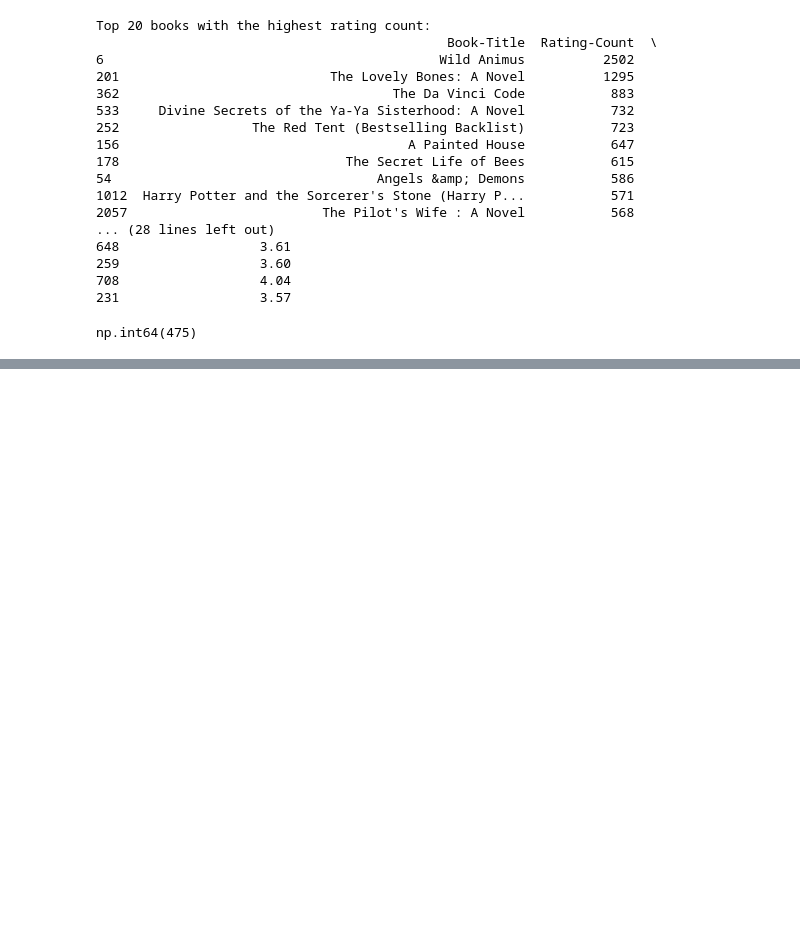
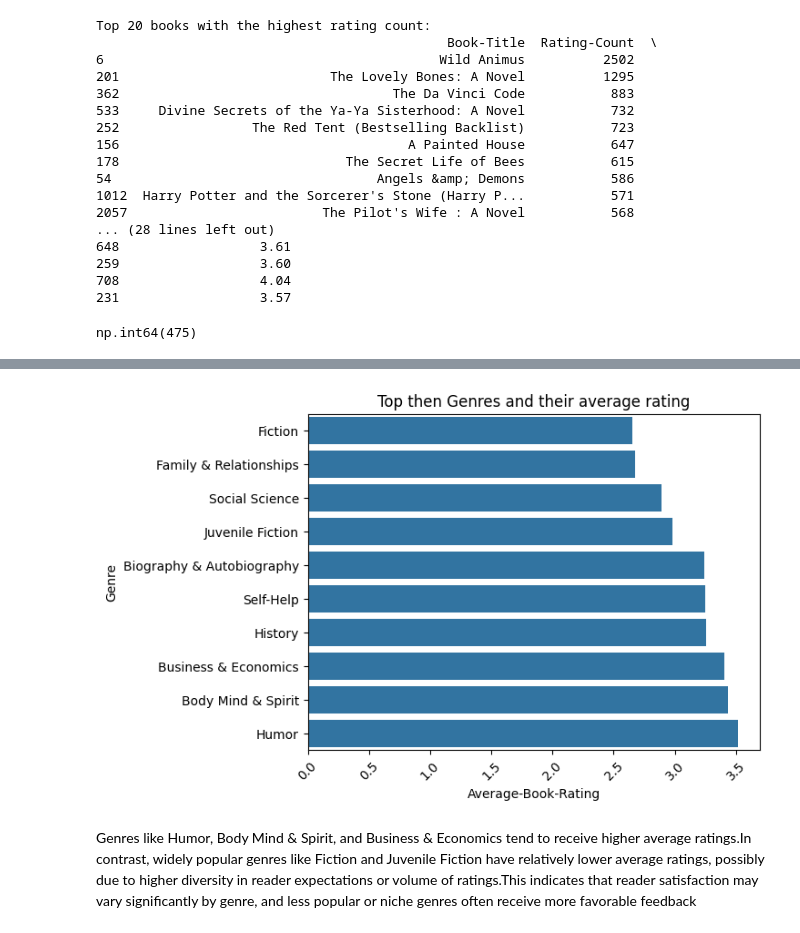
Before and after one commit to salina-nakarmi/Recommendo, a Jupyter notebook: EDA.ipynb, the cells around one changed output, grey strips where cells are left out. Drawn from its saved outputs; the diff is of its cells as text; code cells hidden in the pictures; blank space fills up the shorter version.

```diff
--- a/EDA.ipynb
+++ b/EDA.ipynb
@@ -542,0 +547,7 @@ np.int64(475)
+# %%
+# This will give the top 10 genra
+top_genres = df["Genre"].value_counts().head(10).index
+# This is a new dataframe that contain only the genra that belongs to top 10 genra
+top_genres_df = df[df["Genre"].isin(top_genres)]
+result = top_genres_df.groupby("Genre")["Average-Book-Rating"].mean().sort_values()
+result
@@ -542,0 +568,11 @@ np.int64(475)
+# %%
+result = result.reset_index()
+sns.barplot(data=result, x="Average-Book-Rating", y="Genre")
+plt.xticks(rotation=45)
+plt.title("Top then Genres and their average rating")
+plt.show()
+# %% [output]
+[figure, added]
+# %% [markdown]
+
+Genres like Humor, Body Mind & Spirit, and Business & Economics tend to receive higher average ratings.In contrast, widely popular genres like Fiction and Juvenile Fiction have relatively lower average ratings, possibly due to higher diversity in reader expectations or volume of ratings.This indicates that reader satisfaction may vary significantly by genre, and less popular or niche genres often receive more favorable feedback
```
Also changed, not shown: parts of 4 cells of this notebook.
